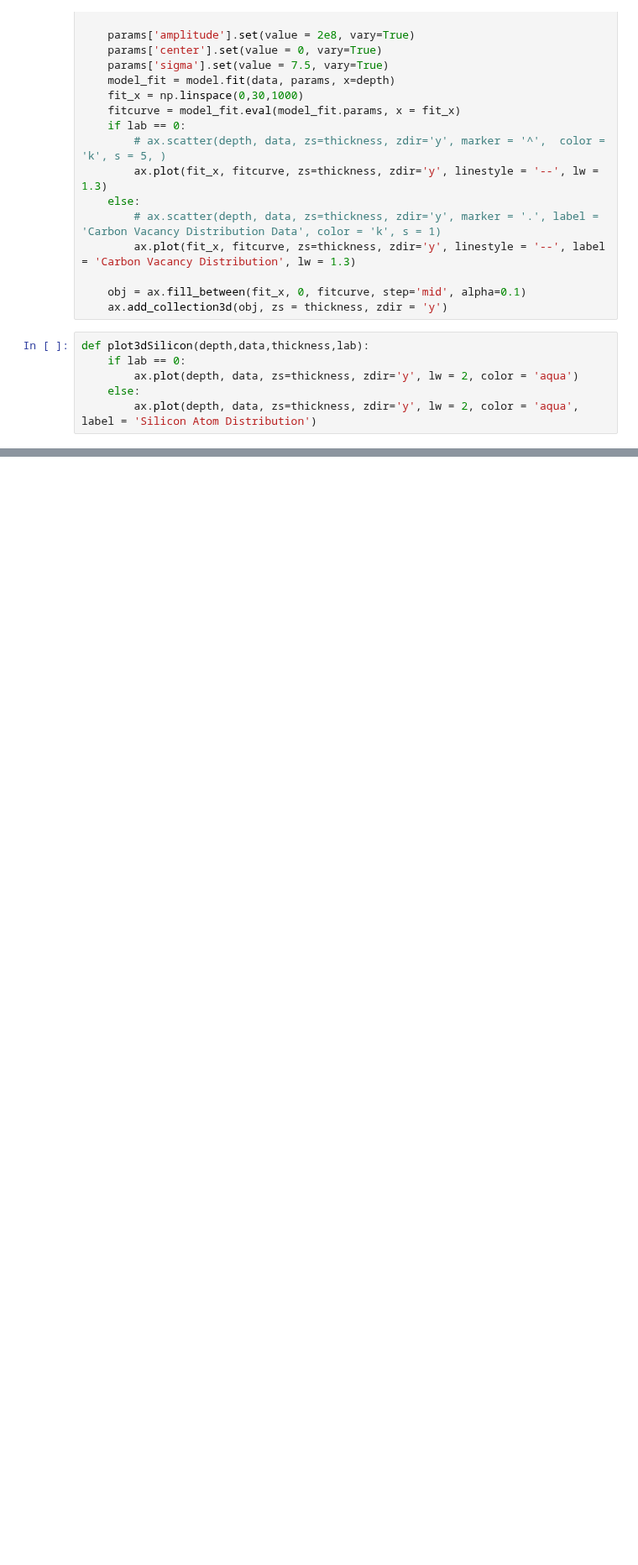
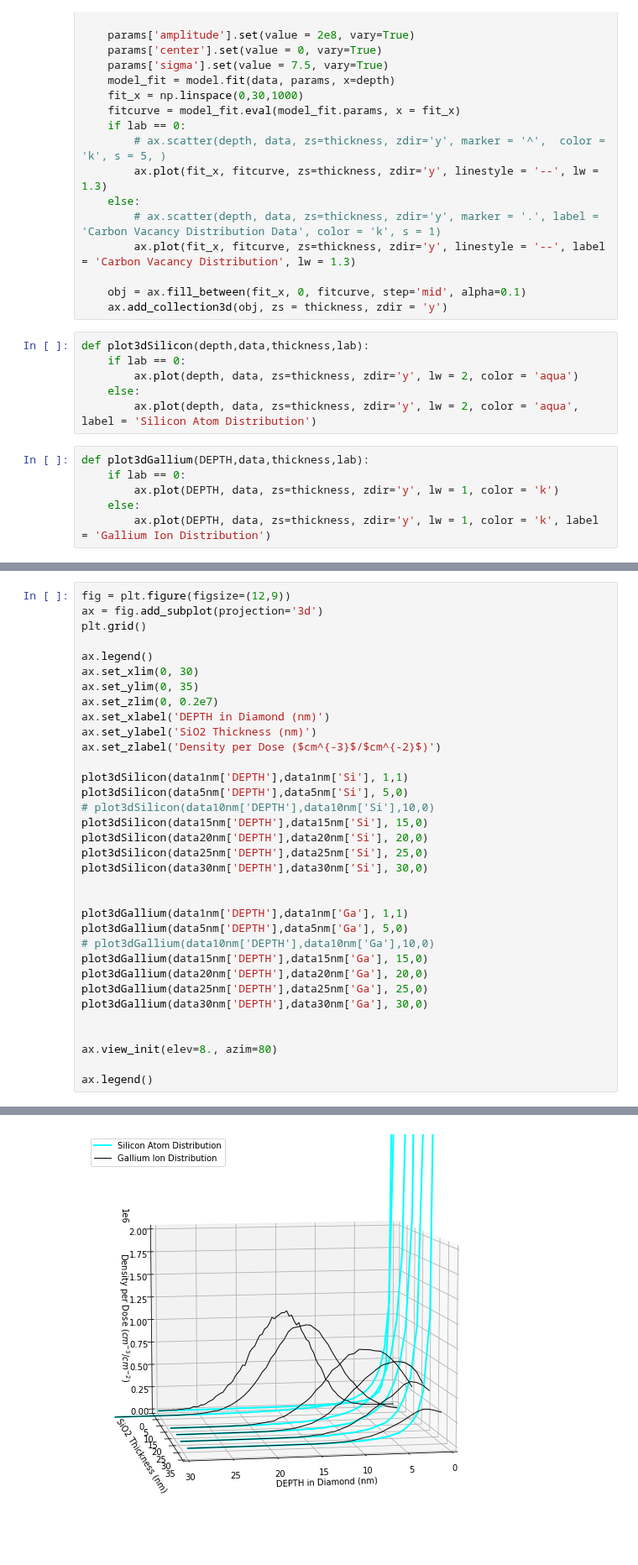
Before and after one commit to ahserhan/SiO2-SiV, a Jupyter notebook: 30keV SiO2/30keV variable Thickness.ipynb, the cells around one changed output, grey strips where cells are left out. Shown at 84% size. Saved outputs shown, nothing was run; the diff lists cells and outputs as text; blank space fills up the shorter version.

```diff
--- a/30keV SiO2/30keV variable Thickness.ipynb
+++ b/30keV SiO2/30keV variable Thickness.ipynb
@@ -45,6 +45,12 @@ def plot3dSilicon(depth,data,thickness,lab):
         ax.plot(depth, data, zs=thickness, zdir='y', lw = 2, color = 'aqua')
     else:
         ax.plot(depth, data, zs=thickness, zdir='y', lw = 2, color = 'aqua', label = 'Silicon Atom Distribution')
+# %%
+def plot3dGallium(DEPTH,data,thickness,lab):
+    if lab == 0:
+        ax.plot(DEPTH, data, zs=thickness, zdir='y', lw = 1, color = 'k')
+    else:
+        ax.plot(DEPTH, data, zs=thickness, zdir='y', lw = 1, color = 'k', label = 'Gallium Ion Distribution')
 # %%
 fig = plt.figure(figsize=(12,9))
 ax = fig.add_subplot(projection='3d')
@@ -85,0 +92,35 @@ No handles with labels found to put in legend.
+# %%
+fig = plt.figure(figsize=(12,9))
+ax = fig.add_subplot(projection='3d')
+plt.grid()
+
+ax.legend()
+ax.set_xlim(0, 30)
+ax.set_ylim(0, 35)
+ax.set_zlim(0, 0.2e7)
+ax.set_xlabel('DEPTH in Diamond (nm)')
+ax.set_ylabel('SiO2 Thickness (nm)')
+ax.set_zlabel('Density per Dose ($cm^{-3}$/$cm^{-2}$)')
+
+plot3dSilicon(data1nm['DEPTH'],data1nm['Si'], 1,1)
+plot3dSilicon(data5nm['DEPTH'],data5nm['Si'], 5,0)
+# plot3dSilicon(data10nm['DEPTH'],data10nm['Si'],10,0)
+plot3dSilicon(data15nm['DEPTH'],data15nm['Si'], 15,0)
+plot3dSilicon(data20nm['DEPTH'],data20nm['Si'], 20,0)
+plot3dSilicon(data25nm['DEPTH'],data25nm['Si'], 25,0)
+plot3dSilicon(data30nm['DEPTH'],data30nm['Si'], 30,0)
+
+
+plot3dGallium(data1nm['DEPTH'],data1nm['Ga'], 1,1)
+plot3dGallium(data5nm['DEPTH'],data5nm['Ga'], 5,0)
+# plot3dGallium(data10nm['DEPTH'],data10nm['Ga'],10,0)
+plot3dGallium(data15nm['DEPTH'],data15nm['Ga'], 15,0)
+plot3dGallium(data20nm['DEPTH'],data20nm['Ga'], 20,0)
+plot3dGallium(data25nm['DEPTH'],data25nm['Ga'], 25,0)
+plot3dGallium(data30nm['DEPTH'],data30nm['Ga'], 30,0)
+
+
+ax.view_init(elev=8., azim=80)
+
+ax.legend()
+# %% [output]
@@ -85,0 +129 @@ No handles with labels found to put in legend.
+[figure, added]
```
Also changed, not shown: parts of 2 cells of this notebook.
